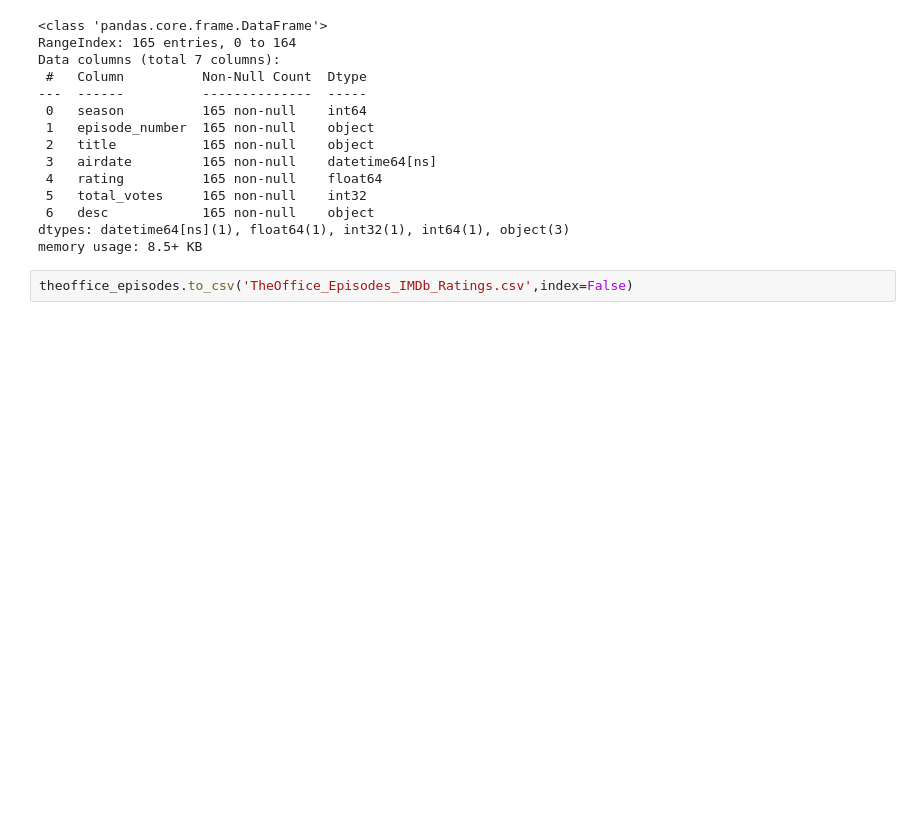
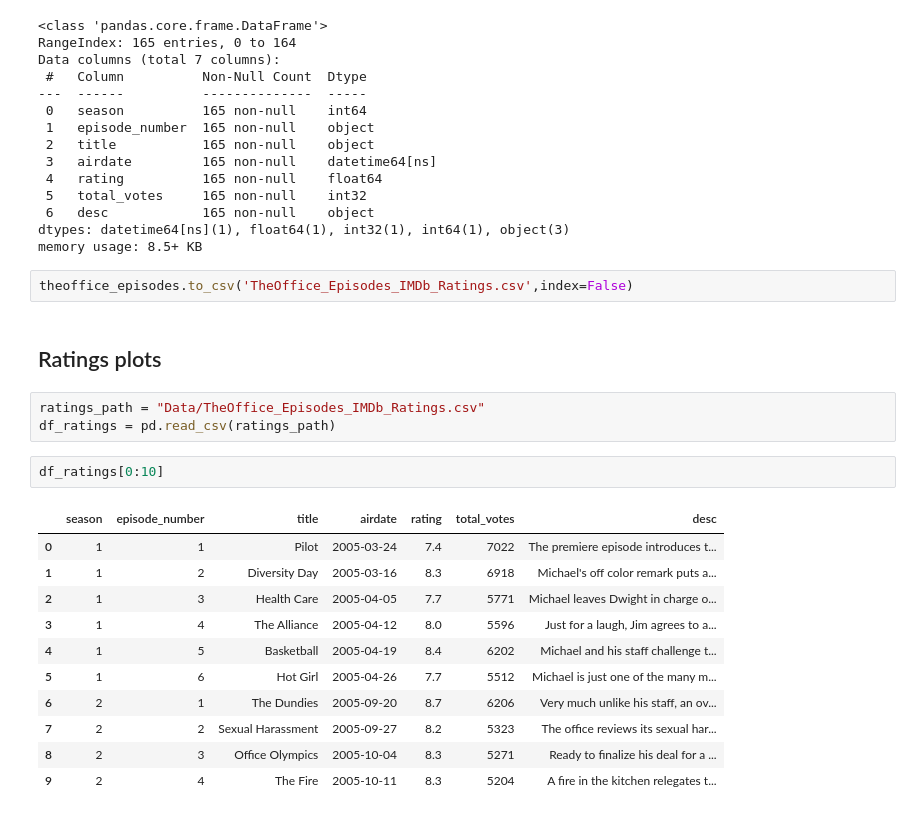
Before and after one commit to nklingen/SocialGraphsProject, a Jupyter notebook: IMDb_ratings.ipynb, the cells around one changed output. Cells and saved outputs as stored; diff of their text form; blank space fills up the shorter version.

```diff
--- a/IMDb_ratings.ipynb
+++ b/IMDb_ratings.ipynb
@@ -101,3 +101,22 @@ dtypes: datetime64[ns](1), float64(1), int32(1), int64(1), object(3)
 memory usage: 8.5+ KB
 # %%
 theoffice_episodes.to_csv('TheOffice_Episodes_IMDb_Ratings.csv',index=False)
+# %% [markdown]
+## Ratings plots
+# %%
+ratings_path = "Data/TheOffice_Episodes_IMDb_Ratings.csv"
+df_ratings = pd.read_csv(ratings_path)
+# %%
+df_ratings[0:10]
+# %% [output]
+|  | season | episode_number | title | airdate | rating | total_votes | desc |
+| 0 | 1 | 1 | Pilot | 2005-03-24 | 7.4 | 7022 | The premiere episode introduces t... |
+| 1 | 1 | 2 | Diversity Day | 2005-03-16 | 8.3 | 6918 | Michael's off color remark puts a... |
+| 2 | 1 | 3 | Health Care | 2005-04-05 | 7.7 | 5771 | Michael leaves Dwight in charge o... |
+| 3 | 1 | 4 | The Alliance | 2005-04-12 | 8.0 | 5596 | Just for a laugh, Jim agrees to a... |
+| 4 | 1 | 5 | Basketball | 2005-04-19 | 8.4 | 6202 | Michael and his staff challenge t... |
+| 5 | 1 | 6 | Hot Girl | 2005-04-26 | 7.7 | 5512 | Michael is just one of the many m... |
+| 6 | 2 | 1 | The Dundies | 2005-09-20 | 8.7 | 6206 | Very much unlike his staff, an ov... |
+| 7 | 2 | 2 | Sexual Harassment | 2005-09-27 | 8.2 | 5323 | The office reviews its sexual har... |
+| 8 | 2 | 3 | Office Olympics | 2005-10-04 | 8.3 | 5271 | Ready to finalize his deal for a ... |
+| 9 | 2 | 4 | The Fire | 2005-10-11 | 8.3 | 5204 | A fire in the kitchen relegates t... |
```
Also changed, not shown: parts of 4 cells of this notebook.
